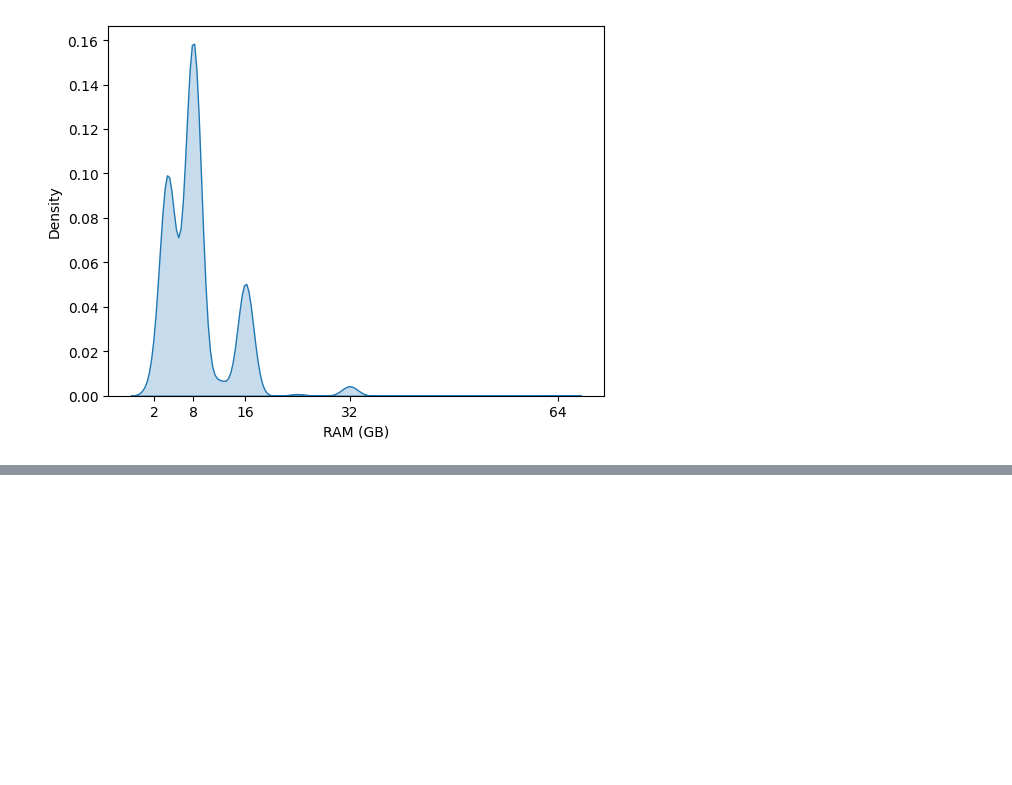
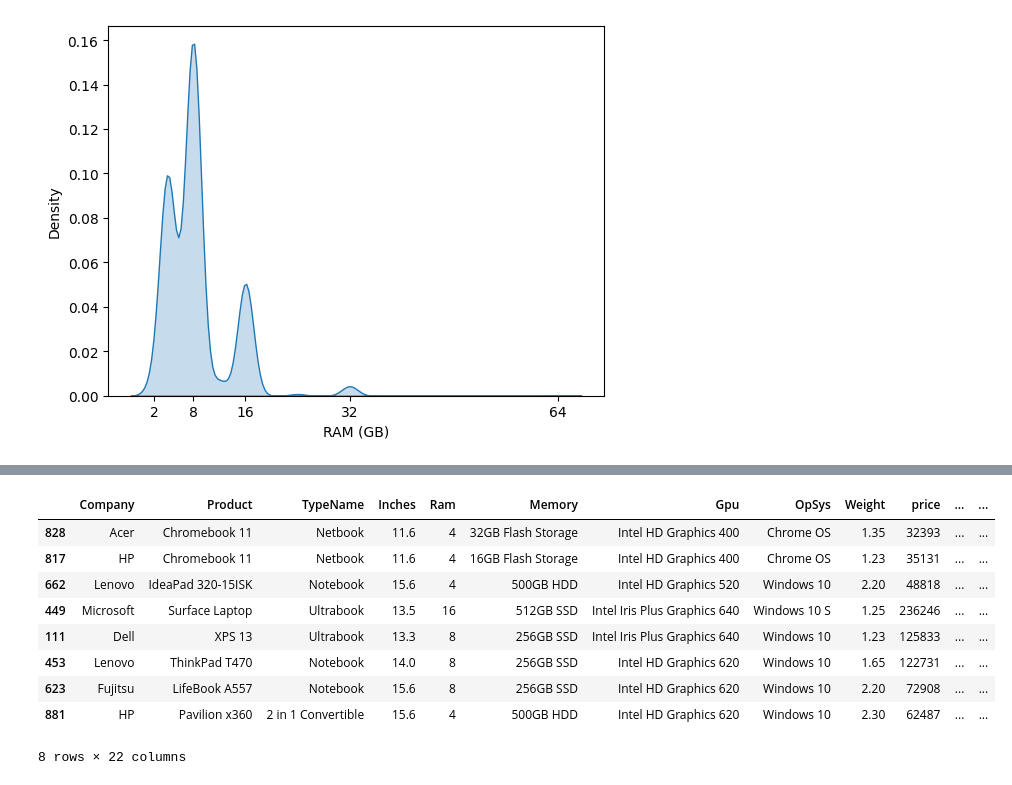
Before and after one commit to 23ME30056/Lappy_price, a Jupyter notebook: main.ipynb, the cells around one changed output, grey strips where cells are left out. Drawn from its saved outputs; the diff is of its cells as text; code cells hidden in the pictures; blank space fills up the shorter version.

```diff
--- a/main.ipynb
+++ b/main.ipynb
@@ -456 +485,15 @@ plt.show()
+# %%
+df.sample(8
+         )
+# %% [output]
+|  | Company | Product | TypeName | Inches | Ram | Memory | Gpu | OpSys | Weight | price | ... | ... |
+| 828 | Acer | Chromebook 11 | Netbook | 11.6 | 4 | 32GB Flash Storage | Intel HD Graphics 400 | Chrome OS | 1.35 | 32393 | ... | ... |
+| 817 | HP | Chromebook 11 | Netbook | 11.6 | 4 | 16GB Flash Storage | Intel HD Graphics 400 | Chrome OS | 1.23 | 35131 | ... | ... |
+| 662 | Lenovo | IdeaPad 320-15ISK | Notebook | 15.6 | 4 | 500GB HDD | Intel HD Graphics 520 | Windows 10 | 2.20 | 48818 | ... | ... |
+| 449 | Microsoft | Surface Laptop | Ultrabook | 13.5 | 16 | 512GB SSD | Intel Iris Plus Graphics 640 | Windows 10 S | 1.25 | 236246 | ... | ... |
+| 111 | Dell | XPS 13 | Ultrabook | 13.3 | 8 | 256GB SSD | Intel Iris Plus Graphics 640 | Windows 10 | 1.23 | 125833 | ... | ... |
+| 453 | Lenovo | ThinkPad T470 | Notebook | 14.0 | 8 | 256GB SSD | Intel HD Graphics 620 | Windows 10 | 1.65 | 122731 | ... | ... |
+| 623 | Fujitsu | LifeBook A557 | Notebook | 15.6 | 8 | 256GB SSD | Intel HD Graphics 620 | Windows 10 | 2.20 | 72908 | ... | ... |
+| 881 | HP | Pavilion x360 | 2 in 1 Convertible | 15.6 | 4 | 500GB HDD | Intel HD Graphics 620 | Windows 10 | 2.30 | 62487 | ... | ... |
+8 rows × 22 columns
 # %%
```
Also changed, not shown: parts of 8 cells of this notebook.
